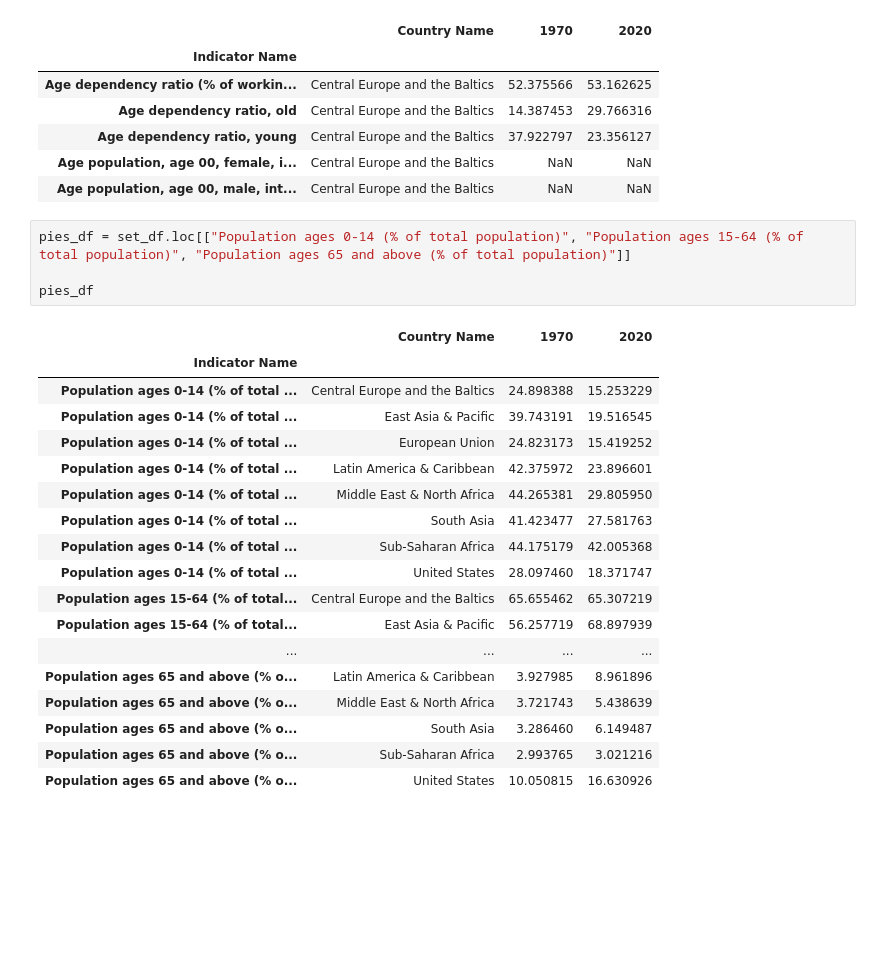
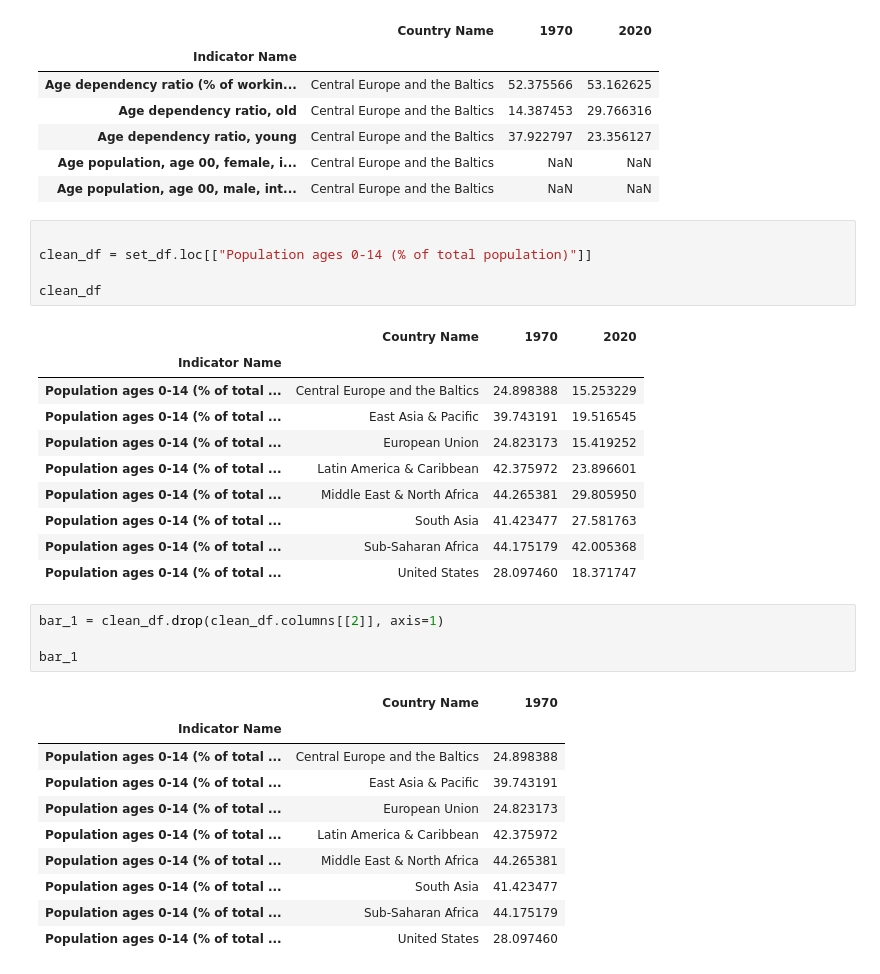
Before and after one commit to theriotn95/populations_project, a Jupyter notebook: nick_work.ipynb, the cells around one changed output. Saved outputs shown, nothing was run; the diff lists cells and outputs as text; blank space fills up the shorter version.

```diff
--- a/nick_work.ipynb
+++ b/nick_work.ipynb
@@ -246,25 +248,33 @@ set_df.head()
 | Age population, age 00, female, i... | Central Europe and the Baltics | NaN | NaN |
 | Age population, age 00, male, int... | Central Europe and the Baltics | NaN | NaN |
 # %%
-pies_df = set_df.loc[["Population ages 0-14 (% of total population)", "Population ages 15-64 (% of total population)", "Population ages 65 and above (% of total population)"]]
 
-pies_df
+clean_df = set_df.loc[["Population ages 0-14 (% of total population)"]]
+
+clean_df
 # %% [output]
 |  | Country Name | 1970 | 2020 |
 | Indicator Name |  |  |  |
 | Population ages 0-14 (% of total ... | Central Europe and the Baltics | 24.898388 | 15.253229 |
 | Population ages 0-14 (% of total ... | East Asia & Pacific | 39.743191 | 19.516545 |
 | Population ages 0-14 (% of total ... | European Union | 24.823173 | 15.419252 |
 | Population ages 0-14 (% of total ... | Latin America & Caribbean | 42.375972 | 23.896601 |
 | Population ages 0-14 (% of total ... | Middle East & North Africa | 44.265381 | 29.805950 |
 | Population ages 0-14 (% of total ... | South Asia | 41.423477 | 27.581763 |
 | Population ages 0-14 (% of total ... | Sub-Saharan Africa | 44.175179 | 42.005368 |
 | Population ages 0-14 (% of total ... | United States | 28.097460 | 18.371747 |
-| Population ages 15-64 (% of total... | Central Europe and the Baltics | 65.655462 | 65.307219 |
-| Population ages 15-64 (% of total... | East Asia & Pacific | 56.257719 | 68.897939 |
-| ... | ... | ... | ... |
-| Population ages 65 and above (% o... | Latin America & Caribbean | 3.927985 | 8.961896 |
-| Population ages 65 and above (% o... | Middle East & North Africa | 3.721743 | 5.438639 |
-| Population ages 65 and above (% o... | South Asia | 3.286460 | 6.149487 |
-| Population ages 65 and above (% o... | Sub-Saharan Africa | 2.993765 | 3.021216 |
-| Population ages 65 and above (% o... | United States | 10.050815 | 16.630926 |
+# %%
+bar_1 = clean_df.drop(clean_df.columns[[2]], axis=1)
+
+bar_1
+# %% [output]
+|  | Country Name | 1970 |
+| Indicator Name |  |  |
+| Population ages 0-14 (% of total ... | Central Europe and the Baltics | 24.898388 |
+| Population ages 0-14 (% of total ... | East Asia & Pacific | 39.743191 |
+| Population ages 0-14 (% of total ... | European Union | 24.823173 |
+| Population ages 0-14 (% of total ... | Latin America & Caribbean | 42.375972 |
+| Population ages 0-14 (% of total ... | Middle East & North Africa | 44.265381 |
+| Population ages 0-14 (% of total ... | South Asia | 41.423477 |
+| Population ages 0-14 (% of total ... | Sub-Saharan Africa | 44.175179 |
+| Population ages 0-14 (% of total ... | United States | 28.097460 |
```
Also changed, not shown: parts of 6 cells of this notebook, 1 other file.
